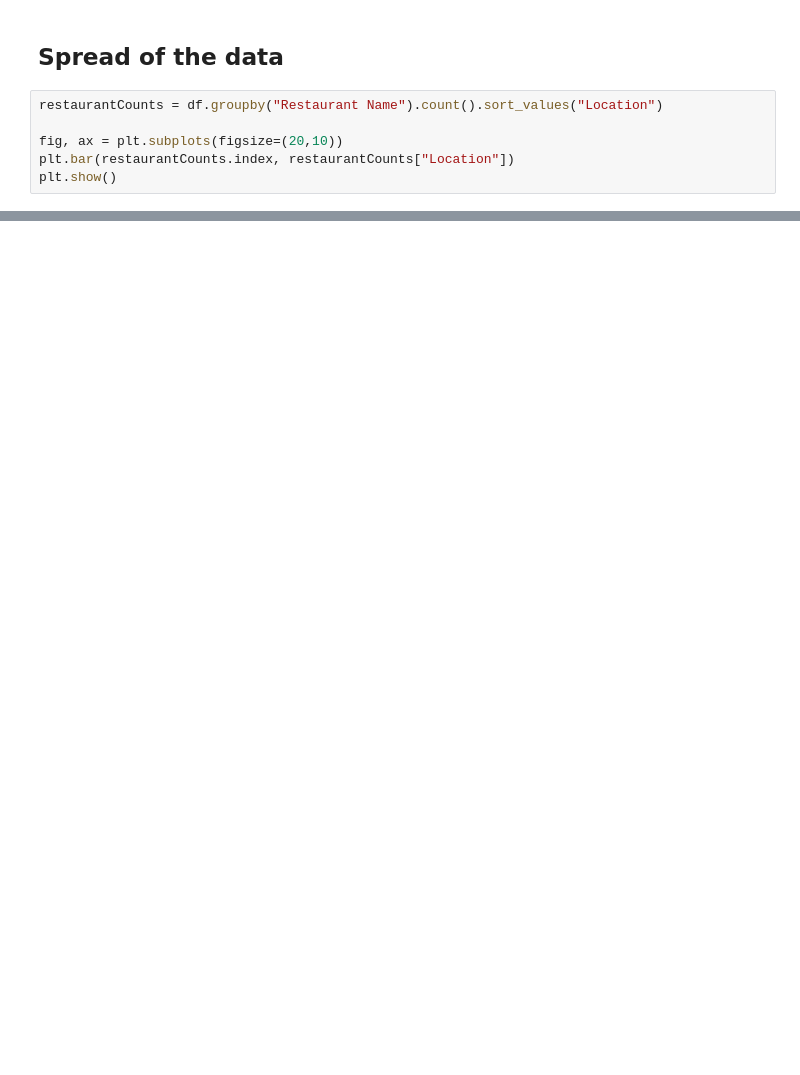
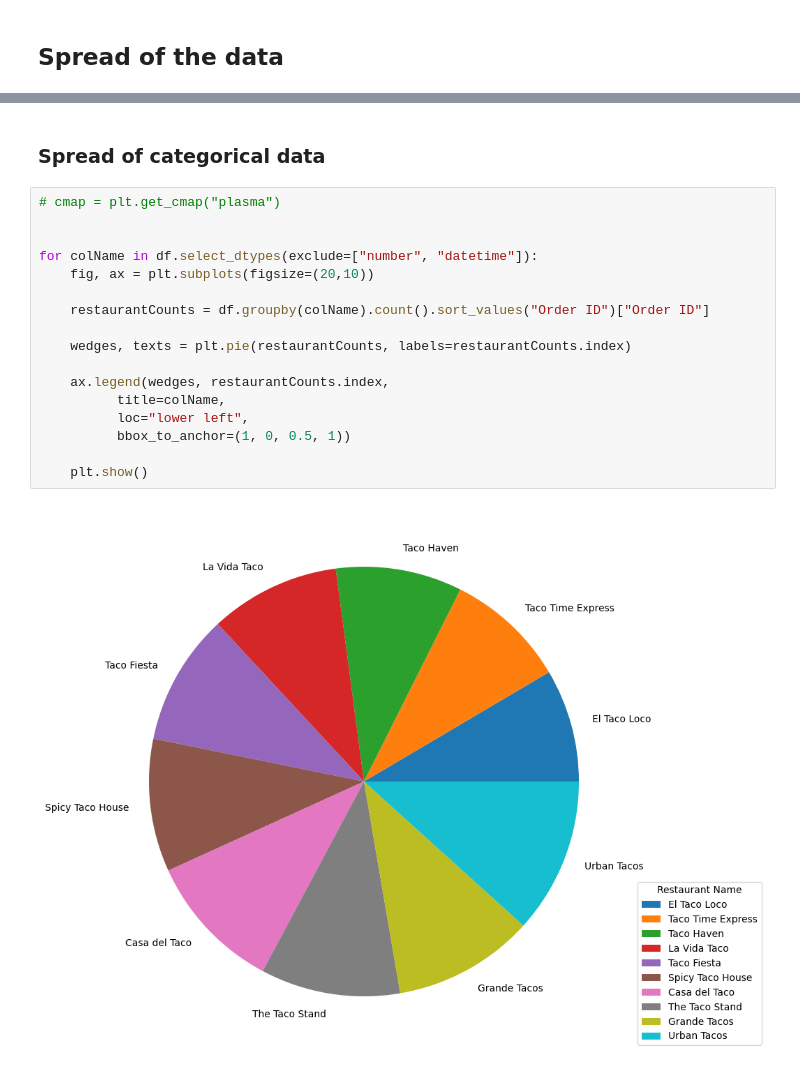
Before and after one commit to LuqmaanHak1m/Taco-Data-Exploration, a Jupyter notebook: taco_exploration.ipynb, the cells around one changed output, grey strips where cells are left out. Saved outputs shown, nothing was run; the diff lists cells and outputs as text; blank space fills up the shorter version.

```diff
--- a/taco_exploration.ipynb
+++ b/taco_exploration.ipynb
@@ -64,8 +136,2 @@ memory usage: 94.9+ KB
 # %% [markdown]
 ## Spread of the data
-# %%
-restaurantCounts = df.groupby("Restaurant Name").count().sort_values("Location")
-
-fig, ax = plt.subplots(figsize=(20,10))
-plt.bar(restaurantCounts.index, restaurantCounts["Location"])
-plt.show()
@@ -73,0 +164,21 @@ plt.show()
+# %% [markdown]
+### Spread of categorical data
+# %%
+# cmap = plt.get_cmap("plasma")
+
+
+for colName in df.select_dtypes(exclude=["number", "datetime"]):
+    fig, ax = plt.subplots(figsize=(20,10))
+
+    restaurantCounts = df.groupby(colName).count().sort_values("Order ID")["Order ID"]
+
+    wedges, texts = plt.pie(restaurantCounts, labels=restaurantCounts.index)
+
+    ax.legend(wedges, restaurantCounts.index,
+          title=colName,
+          loc="lower left",
+          bbox_to_anchor=(1, 0, 0.5, 1))
+
+    plt.show()
+# %% [output]
+[figure, added]
```
Also changed, not shown: parts of 27 cells of this notebook.
